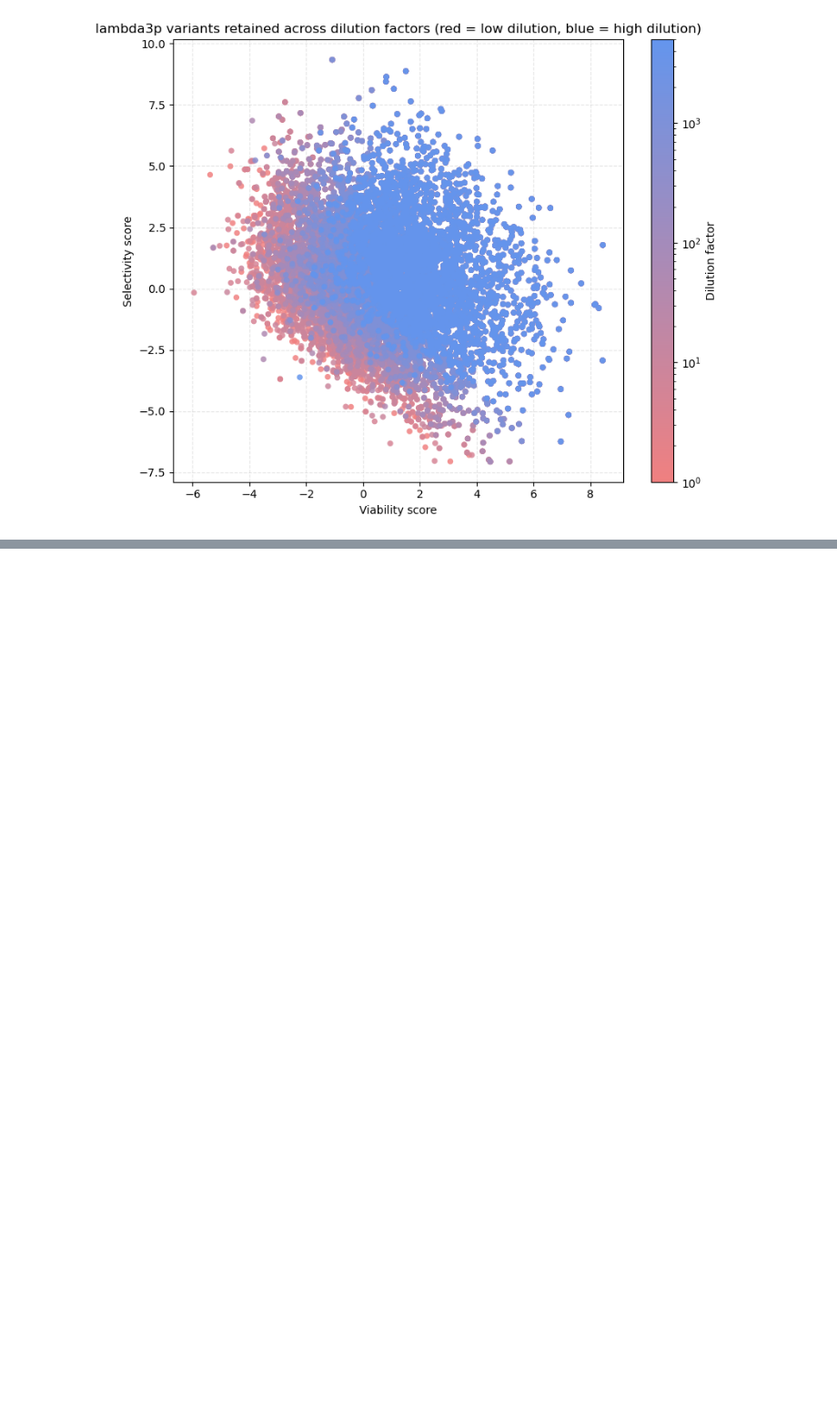
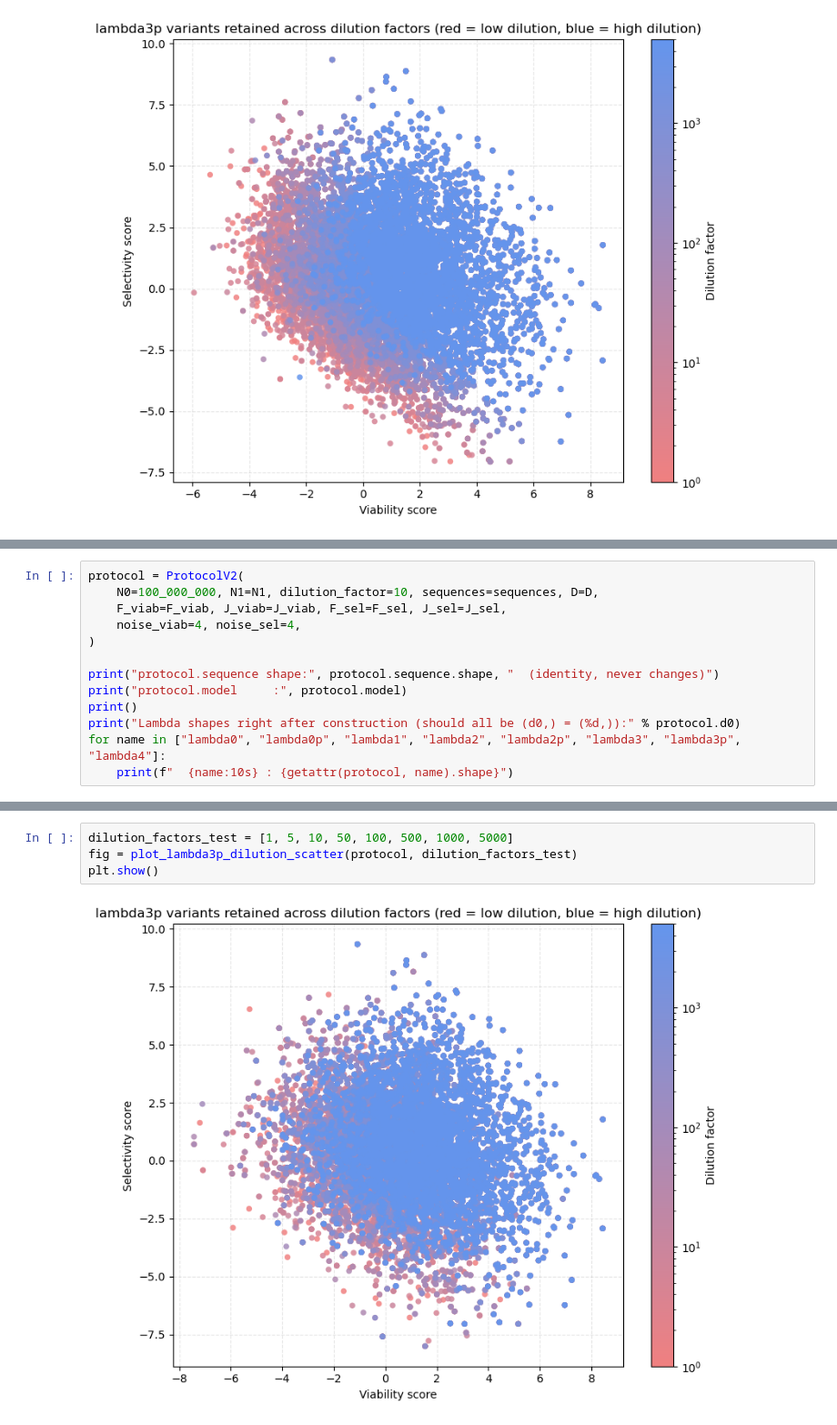
Before and after one commit to merlin-cc/Directed-Evolution-loop, a Jupyter notebook: Modelization_V1/DE_loopV1.ipynb, the cells around one changed output, grey strips where cells are left out. Shown at 91% size. Cells and saved outputs as stored; diff of their text form; blank space fills up the shorter version.

Commit message:
test over dilution factor

```diff
--- a/Modelization_V1/DE_loopV1.ipynb
+++ b/Modelization_V1/DE_loopV1.ipynb
@@ -334,0 +337,13 @@ plt.show()
+# %%
+protocol = ProtocolV2(
+    N0=100_000_000, N1=N1, dilution_factor=10, sequences=sequences, D=D,
+    F_viab=F_viab, J_viab=J_viab, F_sel=F_sel, J_sel=J_sel,
+    noise_viab=4, noise_sel=4,
+)
+
+print("protocol.sequence shape:", protocol.sequence.shape, "  (identity, never changes)")
+print("protocol.model     :", protocol.model)
+print()
+print("Lambda shapes right after construction (should all be (d0,) = (%d,)):" % protocol.d0)
+for name in ["lambda0", "lambda0p", "lambda1", "lambda2", "lambda2p", "lambda3", "lambda3p", "lambda4"]:
+    print(f"  {name:10s} : {getattr(protocol, name).shape}")
@@ -334,0 +384,6 @@ plt.show()
+# %%
+dilution_factors_test = [1, 5, 10, 50, 100, 500, 1000, 5000]
+fig = plot_lambda3p_dilution_scatter(protocol, dilution_factors_test)
+plt.show()
+# %% [output]
+[figure, added]
```
Also changed, not shown: parts of 5 cells of this notebook.
